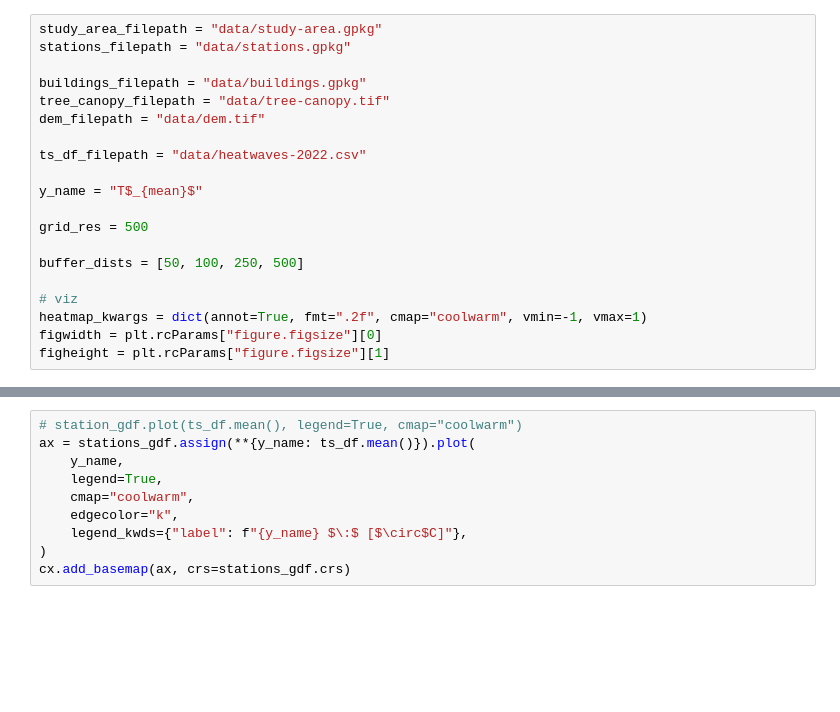
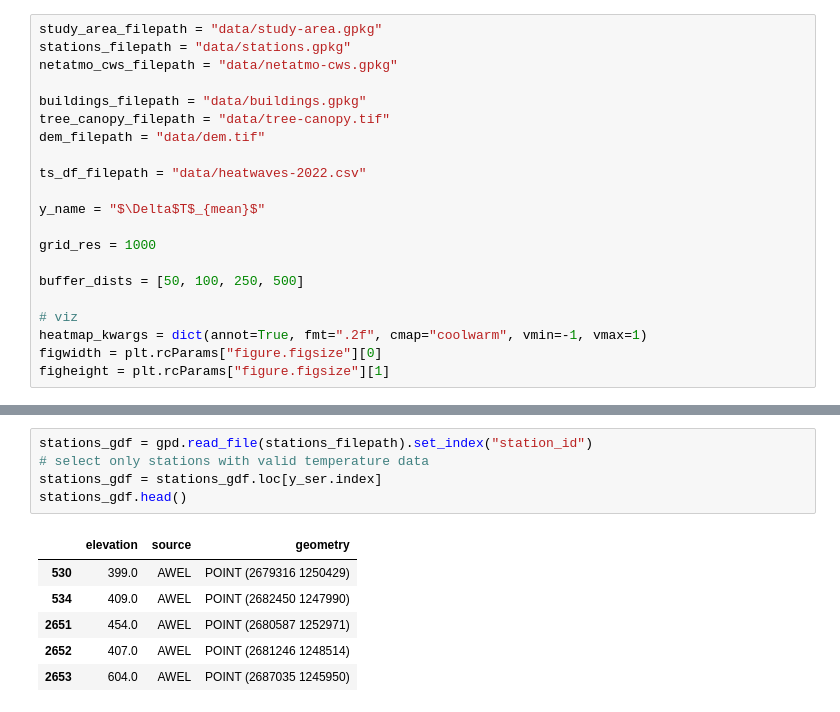
Before and after one commit to martibosch/focalpy, a Jupyter notebook: docs/user-guide/land-use-regression.ipynb, the cells around one changed output, grey strips where cells are left out. Saved outputs shown, nothing was run; the diff lists cells and outputs as text; blank space fills up the shorter version.

```diff
--- a/docs/user-guide/land-use-regression.ipynb
+++ b/docs/user-guide/land-use-regression.ipynb
@@ -14,6 +30,7 @@ import focalpy
 # %%
 study_area_filepath = "data/study-area.gpkg"
 stations_filepath = "data/stations.gpkg"
+netatmo_cws_filepath = "data/netatmo-cws.gpkg"
 
 buildings_filepath = "data/buildings.gpkg"
 tree_canopy_filepath = "data/tree-canopy.tif"
@@ -21,9 +38,9 @@ dem_filepath = "data/dem.tif"
 
 ts_df_filepath = "data/heatwaves-2022.csv"
 
-y_name = "T$_{mean}$"
+y_name = "$\Delta$T$_{mean}$"
 
-grid_res = 500
+grid_res = 1000
 
 buffer_dists = [50, 100, 250, 500]
 
@@ -43,11 +94,13 @@ ts_df.head()
 # %%
-# station_gdf.plot(ts_df.mean(), legend=True, cmap="coolwarm")
-ax = stations_gdf.assign(**{y_name: ts_df.mean()}).plot(
-    y_name,
-    legend=True,
-    cmap="coolwarm",
-    edgecolor="k",
-    legend_kwds={"label": f"{y_name} $\:$ [$\circ$C]"},
-)
-cx.add_basemap(ax, crs=stations_gdf.crs)
+stations_gdf = gpd.read_file(stations_filepath).set_index("station_id")
+# select only stations with valid temperature data
+stations_gdf = stations_gdf.loc[y_ser.index]
+stations_gdf.head()
+# %% [output]
+|  | elevation | source | geometry |
+| 530 | 399.0 | AWEL | POINT (2679316 1250429) |
+| 534 | 409.0 | AWEL | POINT (2682450 1247990) |
+| 2651 | 454.0 | AWEL | POINT (2680587 1252971) |
+| 2652 | 407.0 | AWEL | POINT (2681246 1248514) |
+| 2653 | 604.0 | AWEL | POINT (2687035 1245950) |
 # %%
```
Also changed, not shown: parts of 16 cells of this notebook, 21 other files.
